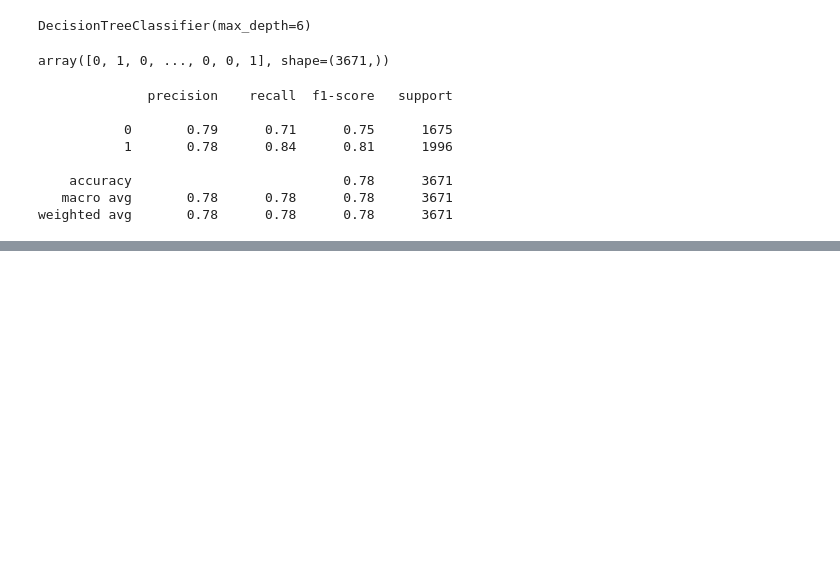
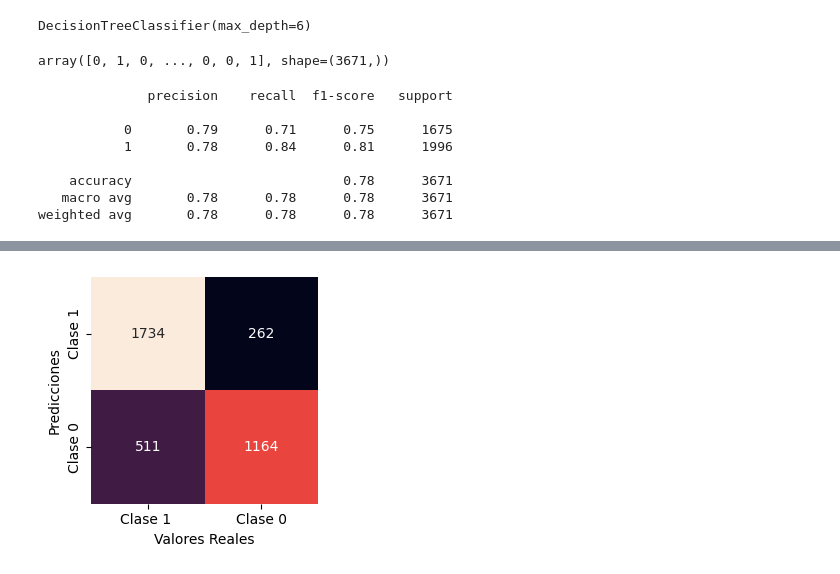
Before and after one commit to LeoPalaciosC/Manipulaci-n-de-datos-con-pandas, a Jupyter notebook: notebooks/Mini_Case_AW_Bikes_.ipynb, the cells around one changed output, grey strips where cells are left out. Saved outputs shown, nothing was run; the diff lists cells and outputs as text; code cells hidden in the pictures; blank space fills up the shorter version.

```diff
--- a/notebooks/Mini_Case_AW_Bikes_.ipynb
+++ b/notebooks/Mini_Case_AW_Bikes_.ipynb
@@ -704,7 +612,0 @@ rs_model.best_score_
-# %%
-rf_ideal_model = RandomForestClassifier(n_estimators=180,
- min_samples_leaf = 15,
- max_features = 20,
- max_depth = 10)
-
-rf_ideal_model.fit(X_train, y_train)
@@ -778,0 +615,5 @@ pd.DataFrame(report).transpose()
+# %%
+from sklearn.ensemble import RandomForestClassifier
+
+modelo_rf = RandomForestClassifier(random_state = 42)
+modelo_rf.fit(X_train, y_train)
@@ -778,0 +692,3 @@ pd.DataFrame(report).transpose()
+# %%
+y_pred_rf_best = rf_model_best.predict(X_test)
+print(classification_report(y_test, y_pred_rf_best))
@@ -778,0 +736,19 @@ pd.DataFrame(report).transpose()
+# %%
+## Matriz de confusión
+from sklearn.metrics import confusion_matrix
+
+cm = confusion_matrix(y_test, y_pred_rf_best,labels=[1, 0])
+
+# Dibujaremos esta matriz para hacerla más visual
+cm_df = pd.DataFrame(cm, index=["Clase 1", "Clase 0"],
+                     columns=["Clase 1 ", "Clase 0"])
+
+plt.figure(figsize = (3, 3))
+sns.heatmap(cm_df, annot=True, fmt="d", cbar=False)
+plt.xlabel("Valores Reales")
+plt.ylabel("Predicciones")
+plt.tight_layout()
+
+plt.show()
+# %% [output]
+[figure, added]
```
Also changed, not shown: parts of 44 cells of this notebook, 1 other file.
